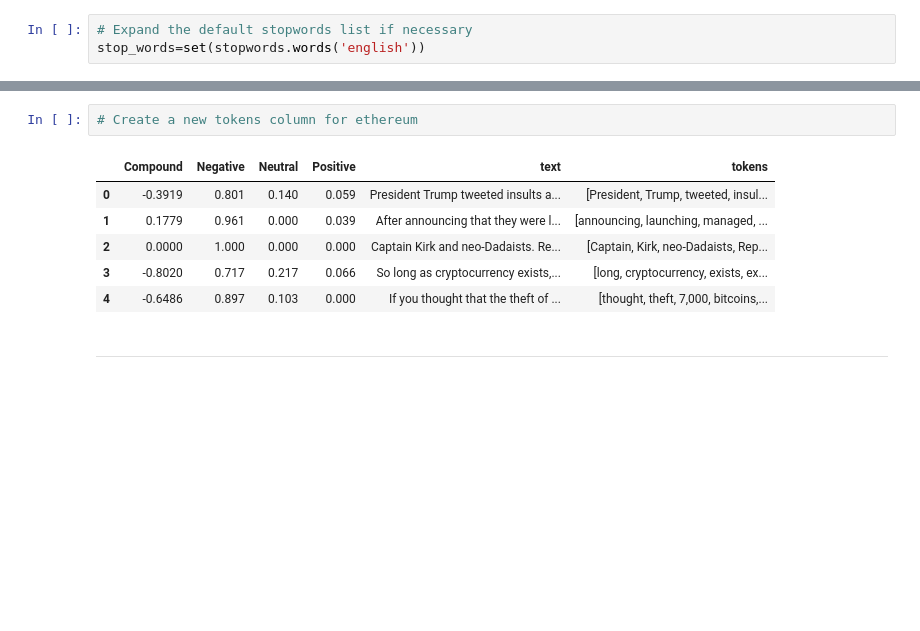
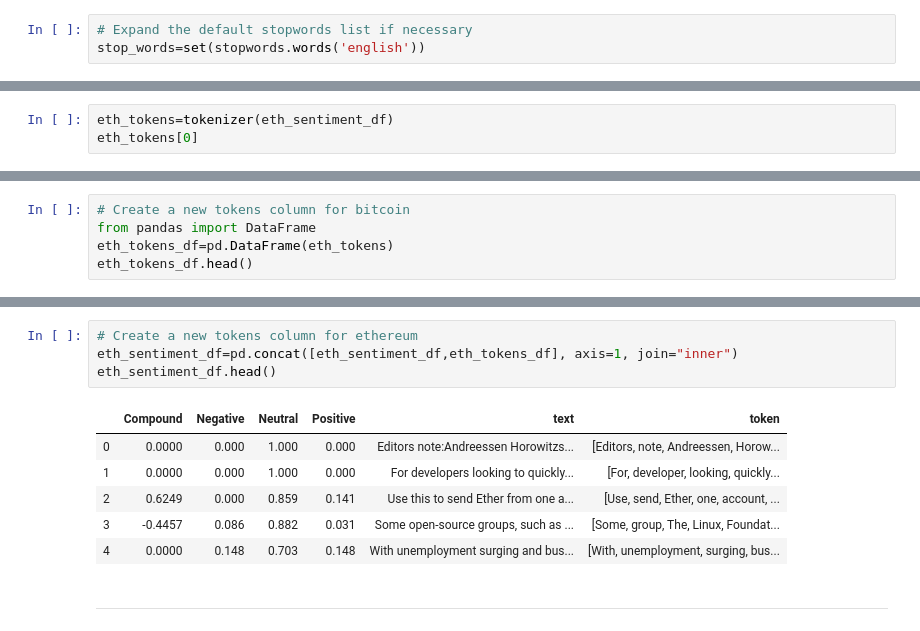
Before and after one commit to awanzek/nlp_homework, a Jupyter notebook: crypto_sentiment.ipynb, the cells around one changed output, grey strips where cells are left out. Saved outputs shown, nothing was run; the diff lists cells and outputs as text; blank space fills up the shorter version.

```diff
--- a/crypto_sentiment.ipynb
+++ b/crypto_sentiment.ipynb
@@ -225,0 +257,3 @@ KeyError: "J.K. Rowling has been drinking a lot and you'd better believe she has
+# %%
+eth_tokens=tokenizer(eth_sentiment_df)
+eth_tokens[0]
@@ -225,0 +279,5 @@ KeyError: "J.K. Rowling has been drinking a lot and you'd better believe she has
+# %%
+# Create a new tokens column for bitcoin
+from pandas import DataFrame
+eth_tokens_df=pd.DataFrame(eth_tokens)
+eth_tokens_df.head()
@@ -226,12 +291,14 @@ KeyError: "J.K. Rowling has been drinking a lot and you'd better believe she has
 # %%
 # Create a new tokens column for ethereum
+eth_sentiment_df=pd.concat([eth_sentiment_df,eth_tokens_df], axis=1, join="inner")
+eth_sentiment_df.head()
 # %% [output]
-|  | Compound | Negative | Neutral | Positive | text | tokens |
-| 0 | -0.3919 | 0.801 | 0.140 | 0.059 | President Trump tweeted insults a... | [President, Trump, tweeted, insul... |
-| 1 | 0.1779 | 0.961 | 0.000 | 0.039 | After announcing that they were l... | [announcing, launching, managed, ... |
-| 2 | 0.0000 | 1.000 | 0.000 | 0.000 | Captain Kirk and neo-Dadaists. Re... | [Captain, Kirk, neo-Dadaists, Rep... |
-| 3 | -0.8020 | 0.717 | 0.217 | 0.066 | So long as cryptocurrency exists,... | [long, cryptocurrency, exists, ex... |
-| 4 | -0.6486 | 0.897 | 0.103 | 0.000 | If you thought that the theft of ... | [thought, theft, 7,000, bitcoins,... |
+|  | Compound | Negative | Neutral | Positive | text | token |
+| 0 | 0.0000 | 0.000 | 1.000 | 0.000 | Editors note:Andreessen Horowitzs... | [Editors, note, Andreessen, Horow... |
+| 1 | 0.0000 | 0.000 | 1.000 | 0.000 | For developers looking to quickly... | [For, developer, looking, quickly... |
+| 2 | 0.6249 | 0.000 | 0.859 | 0.141 | Use this to send Ether from one a... | [Use, send, Ether, one, account, ... |
+| 3 | -0.4457 | 0.086 | 0.882 | 0.031 | Some open-source groups, such as ... | [Some, group, The, Linux, Foundat... |
+| 4 | 0.0000 | 0.148 | 0.703 | 0.148 | With unemployment surging and bus... | [With, unemployment, surging, bus... |
 # %% [markdown]
 ---
 # %% [markdown]
```
Also changed, not shown: parts of 18 cells of this notebook.
